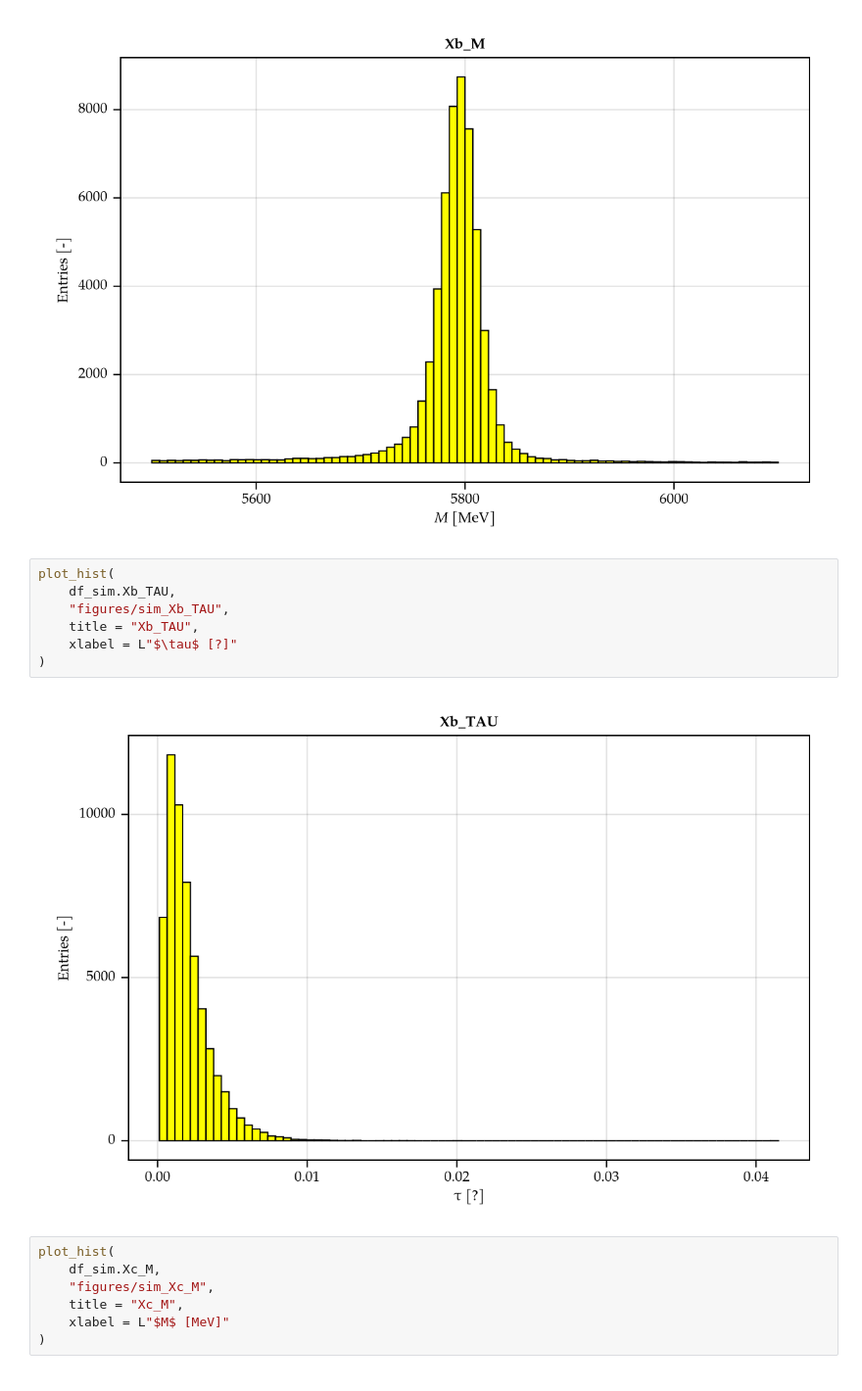
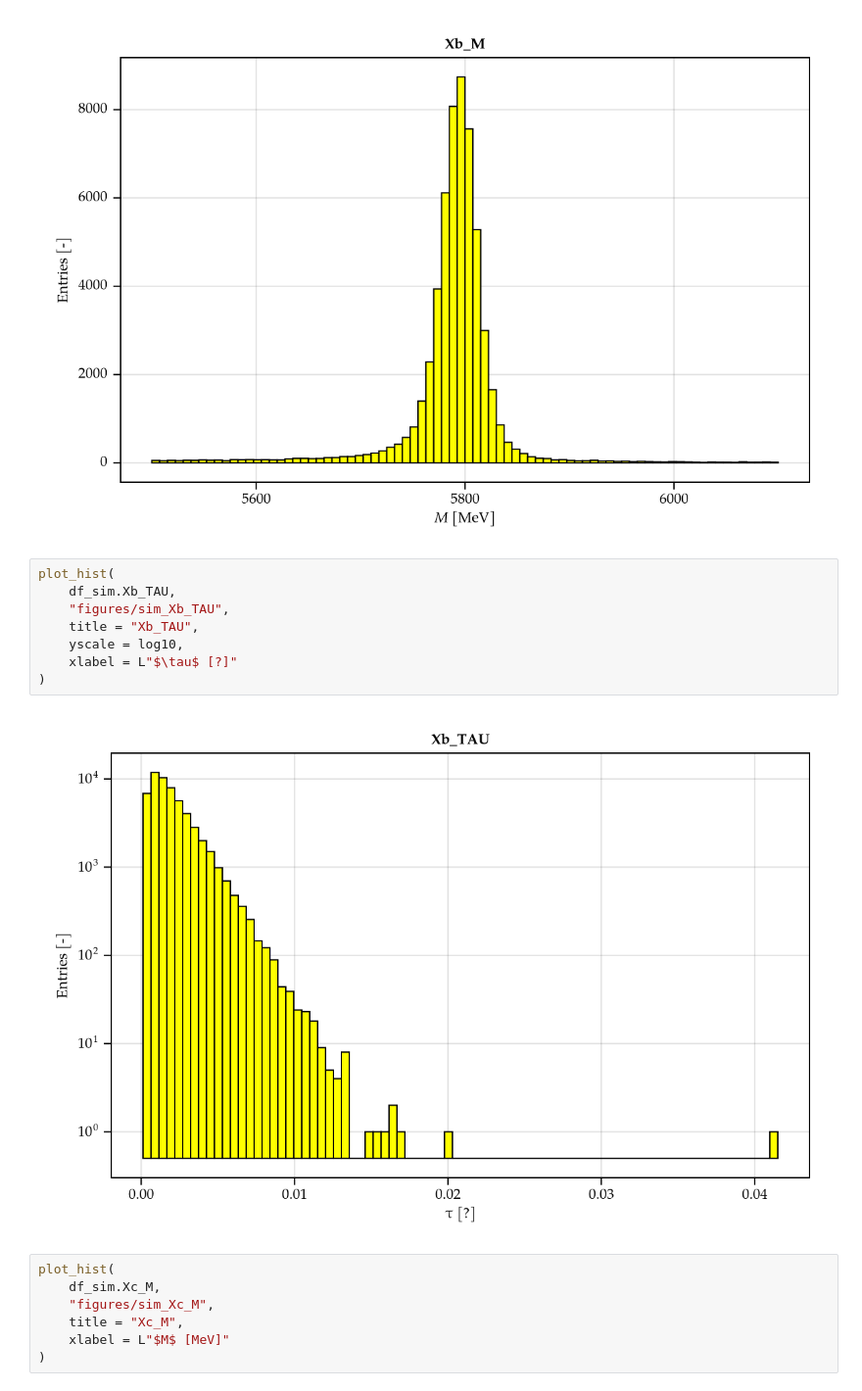
Before and after one commit to Arateniz/Project-MIDAS, a Jupyter notebook: decisiontreeclassifier.ipynb, the cells around one changed output. Shown at 98% size. Saved outputs shown, nothing was run; the diff lists cells and outputs as text.

```diff
--- a/decisiontreeclassifier.ipynb
+++ b/decisiontreeclassifier.ipynb
@@ -509,12 +555,13 @@ plot_hist(
 # %%
 plot_hist(
     df_sim.Xb_TAU,
     "figures/sim_Xb_TAU",
     title = "Xb_TAU",
+    yscale = log10,
     xlabel = L"$\tau$ [?]"
 )
 # %% [output]
-[figure, old version]
+[figure, new version]
 # %%
 plot_hist(
     df_sim.Xc_M,
```
Also changed, not shown: parts of 48 cells of this notebook, 2 other files.
